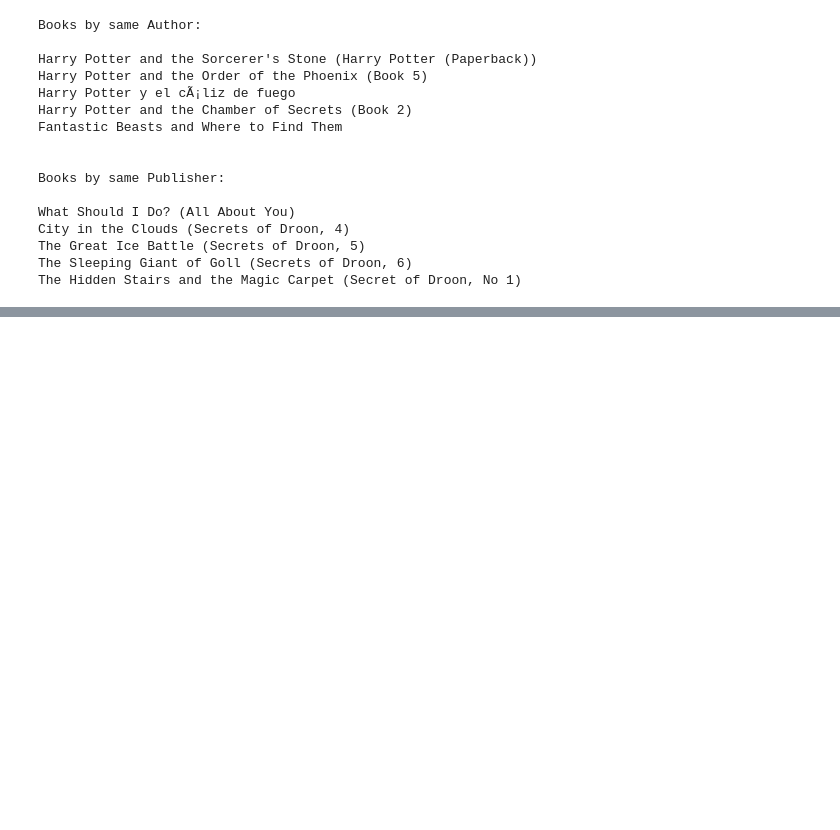
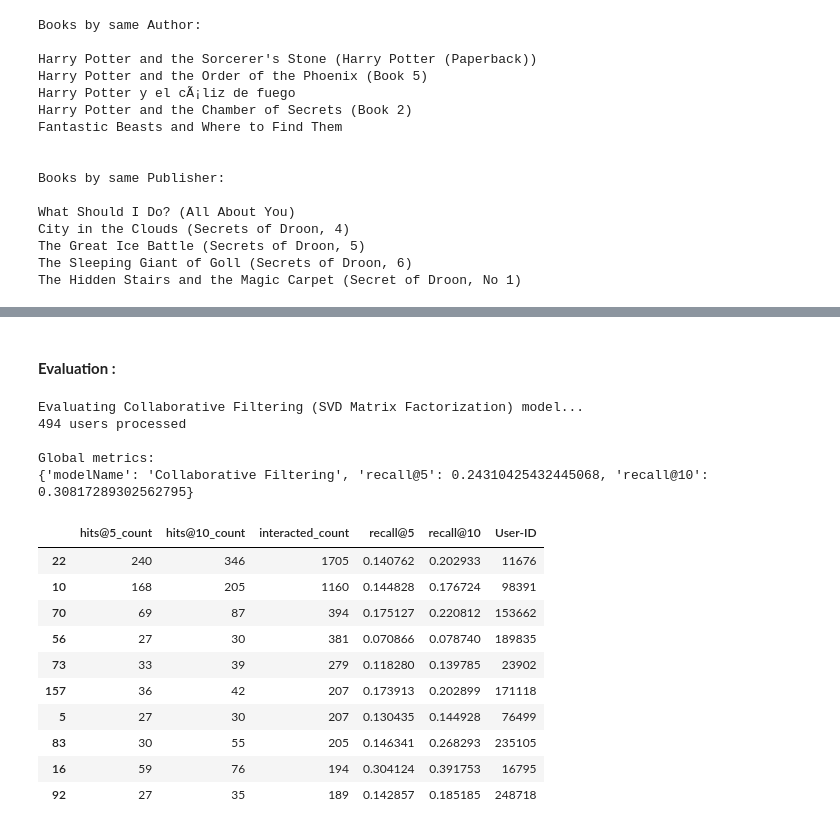
Before and after one commit to Subhajit53/Book-Recommendation-System, a Jupyter notebook: Book_Recommendation_System_Colab_Notebook.ipynb, the cells around one changed output, grey strips where cells are left out. Cells and saved outputs as stored; diff of their text form; code cells hidden in the pictures; blank space fills up the shorter version.

Commit message:
Collaborative filtering done

```diff
--- a/Book_Recommendation_System_Colab_Notebook.ipynb
+++ b/Book_Recommendation_System_Colab_Notebook.ipynb
@@ -637,0 +823,25 @@ The Hidden Stairs and the Magic Carpet (Secret of Droon, No 1)
+# %%
+class CFRecommender:
+
+    MODEL_NAME = 'Collaborative Filtering'
+
+    def __init__(self, cf_predictions_df):
+        self.cf_predictions_df = cf_predictions_df
+
+    def get_model_name(self):
+        return self.MODEL_NAME
+
+    def recommend_items(self, user_id, items_to_ignore=[], topn=10):
+        # Get and sort the user's predictions
+        sorted_user_predictions = self.cf_predictions_df[user_id].sort_values(ascending=False).reset_index().rename(columns={user_id: 'recStrength'})
+
+        # Recommend the highest predicted rating content that the user hasn't seen yet.
+        recommendations_df = sorted_user_predictions[~sorted_user_predictions['ISBN'].isin(items_to_ignore)].sort_values('recStrength', ascending = False).head(topn)
+        recommendations_df=recommendations_df.merge(books,on='ISBN',how='inner')
+        recommendations_df=recommendations_df[['ISBN','Book-Title','recStrength']]
+
+        return recommendations_df
+
+
+
+cf_recommender_model = CFRecommender(cf_preds_df)
@@ -637,0 +869,2 @@ The Hidden Stairs and the Magic Carpet (Secret of Droon, No 1)
+# %% [markdown]
+#### **Evaluation :**
@@ -637,0 +873,9 @@ The Hidden Stairs and the Magic Carpet (Secret of Droon, No 1)
+# %%
+#Indexing by personId to speed up the searches during evaluation
+interactions_full_indexed_df = interactions_full_df.set_index('User-ID')
+interactions_train_indexed_df = interactions_train_df.set_index('User-ID')
+interactions_test_indexed_df = interactions_test_df.set_index('User-ID')
+# %%
+def get_items_interacted(UserID, interactions_df):
+    interacted_items = interactions_df.loc[UserID]['ISBN']
+    return set(interacted_items if type(interacted_items) == pd.Series else [interacted_items])
@@ -637,0 +980,23 @@ The Hidden Stairs and the Magic Carpet (Secret of Droon, No 1)
+# %%
+print('Evaluating Collaborative Filtering (SVD Matrix Factorization) model...')
+cf_global_metrics, cf_detailed_results_df = model_evaluator.evaluate_model(cf_recommender_model)
+
+print('\nGlobal metrics:\n%s' % cf_global_metrics)
+cf_detailed_results_df.head(10)
+# %% [output]
+Evaluating Collaborative Filtering (SVD Matrix Factorization) model...
+494 users processed
+
+Global metrics:
+{'modelName': 'Collaborative Filtering', 'recall@5': 0.24310425432445068, 'recall@10': 0.30817289302562795}
+|  | hits@5_count | hits@10_count | interacted_count | recall@5 | recall@10 | User-ID |
+| 22 | 240 | 346 | 1705 | 0.140762 | 0.202933 | 11676 |
+| 10 | 168 | 205 | 1160 | 0.144828 | 0.176724 | 98391 |
+| 70 | 69 | 87 | 394 | 0.175127 | 0.220812 | 153662 |
+| 56 | 27 | 30 | 381 | 0.070866 | 0.078740 | 189835 |
+| 73 | 33 | 39 | 279 | 0.118280 | 0.139785 | 23902 |
+| 157 | 36 | 42 | 207 | 0.173913 | 0.202899 | 171118 |
+| 5 | 27 | 30 | 207 | 0.130435 | 0.144928 | 76499 |
+| 83 | 30 | 55 | 205 | 0.146341 | 0.268293 | 235105 |
+| 16 | 59 | 76 | 194 | 0.304124 | 0.391753 | 16795 |
+| 92 | 27 | 35 | 189 | 0.142857 | 0.185185 | 248718 |
```
Also changed, not shown: parts of 22 cells of this notebook.
